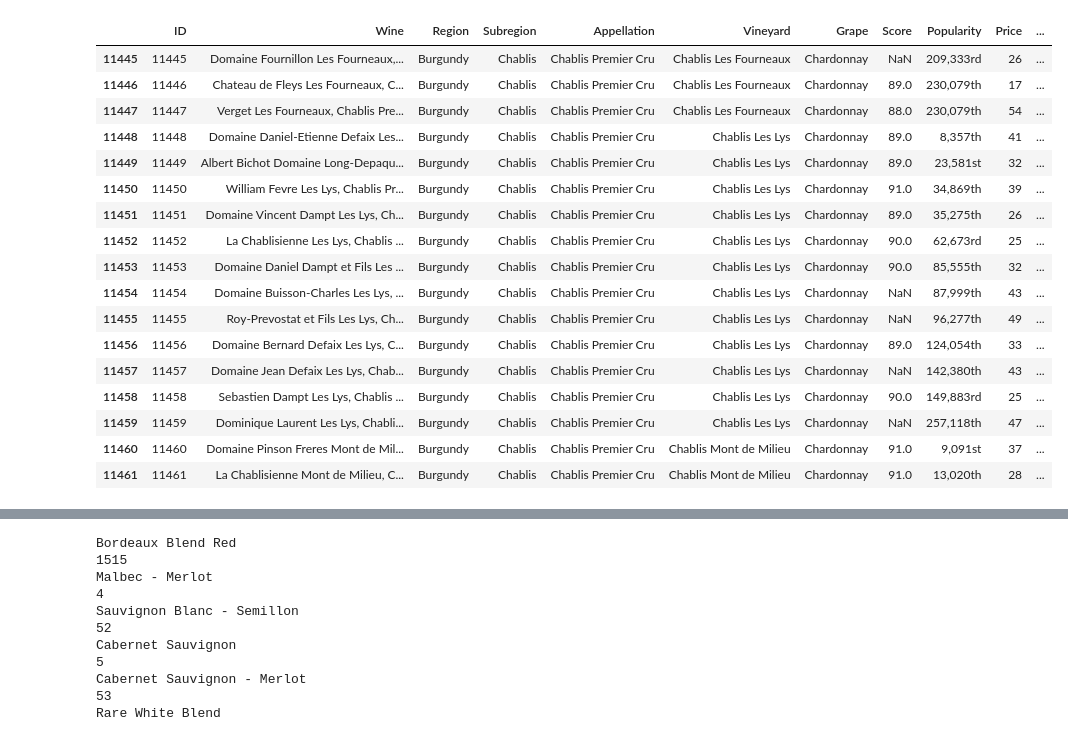
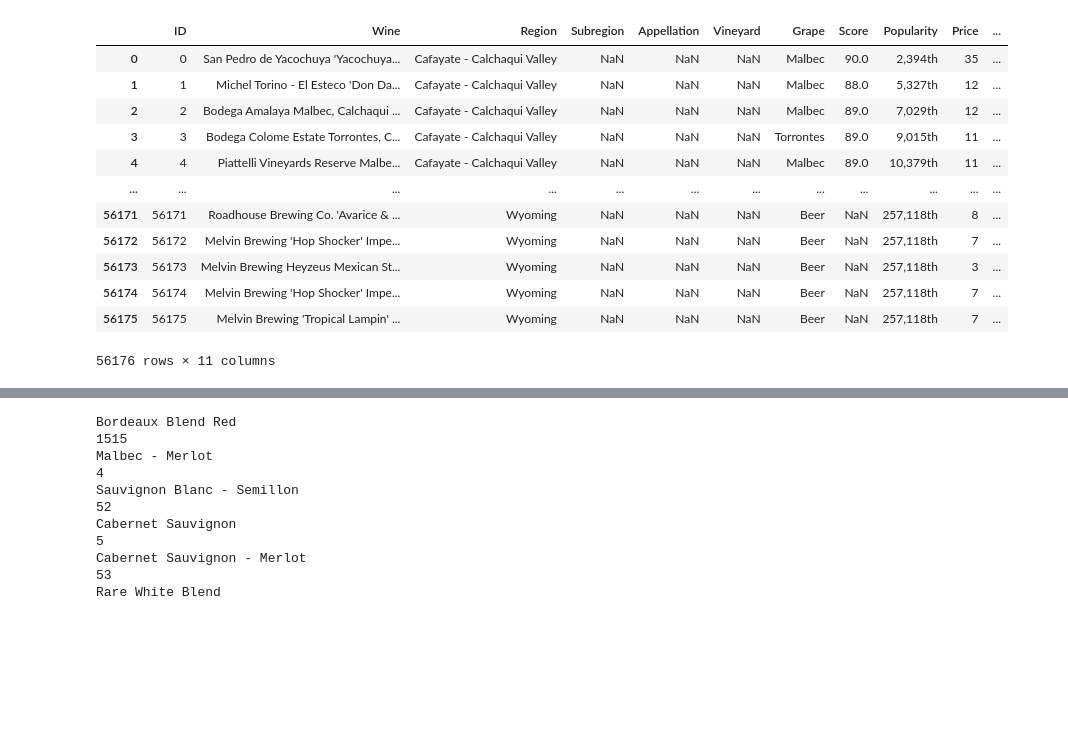
Before and after one commit to ParthivNaresh/ML_Library, a Jupyter notebook: ML_API.ipynb, the cells around one changed output, grey strips where cells are left out. Drawn from its saved outputs; the diff is of its cells as text; code cells hidden in the pictures; blank space fills up the shorter version.

```diff
--- a/ML_API.ipynb
+++ b/ML_API.ipynb
@@ -543,23 +543,18 @@ def single_dist(df_, vars_=None, type_=0, hue_=None):
 # %%
 wine_df = pd.read_csv('../WineData.csv')
 wine_df = wine_df.drop("Link", 1)
-wine_df[11445:11462]
+wine_df
 # %% [output]
 |  | ID | Wine | Region | Subregion | Appellation | Vineyard | Grape | Score | Popularity | Price | ... |
-| 11445 | 11445 | Domaine Fournillon Les Fourneaux,... | Burgundy | Chablis | Chablis Premier Cru | Chablis Les Fourneaux | Chardonnay | NaN | 209,333rd | 26 | ... |
-| 11446 | 11446 | Chateau de Fleys Les Fourneaux, C... | Burgundy | Chablis | Chablis Premier Cru | Chablis Les Fourneaux | Chardonnay | 89.0 | 230,079th | 17 | ... |
-| 11447 | 11447 | Verget Les Fourneaux, Chablis Pre... | Burgundy | Chablis | Chablis Premier Cru | Chablis Les Fourneaux | Chardonnay | 88.0 | 230,079th | 54 | ... |
-| 11448 | 11448 | Domaine Daniel-Etienne Defaix Les... | Burgundy | Chablis | Chablis Premier Cru | Chablis Les Lys | Chardonnay | 89.0 | 8,357th | 41 | ... |
-| 11449 | 11449 | Albert Bichot Domaine Long-Depaqu... | Burgundy | Chablis | Chablis Premier Cru | Chablis Les Lys | Chardonnay | 89.0 | 23,581st | 32 | ... |
-| 11450 | 11450 | William Fevre Les Lys, Chablis Pr... | Burgundy | Chablis | Chablis Premier Cru | Chablis Les Lys | Chardonnay | 91.0 | 34,869th | 39 | ... |
-| 11451 | 11451 | Domaine Vincent Dampt Les Lys, Ch... | Burgundy | Chablis | Chablis Premier Cru | Chablis Les Lys | Chardonnay | 89.0 | 35,275th | 26 | ... |
-| 11452 | 11452 | La Chablisienne Les Lys, Chablis ... | Burgundy | Chablis | Chablis Premier Cru | Chablis Les Lys | Chardonnay | 90.0 | 62,673rd | 25 | ... |
-| 11453 | 11453 | Domaine Daniel Dampt et Fils Les ... | Burgundy | Chablis | Chablis Premier Cru | Chablis Les Lys | Chardonnay | 90.0 | 85,555th | 32 | ... |
-| 11454 | 11454 | Domaine Buisson-Charles Les Lys, ... | Burgundy | Chablis | Chablis Premier Cru | Chablis Les Lys | Chardonnay | NaN | 87,999th | 43 | ... |
-| 11455 | 11455 | Roy-Prevostat et Fils Les Lys, Ch... | Burgundy | Chablis | Chablis Premier Cru | Chablis Les Lys | Chardonnay | NaN | 96,277th | 49 | ... |
-| 11456 | 11456 | Domaine Bernard Defaix Les Lys, C... | Burgundy | Chablis | Chablis Premier Cru | Chablis Les Lys | Chardonnay | 89.0 | 124,054th | 33 | ... |
-| 11457 | 11457 | Domaine Jean Defaix Les Lys, Chab... | Burgundy | Chablis | Chablis Premier Cru | Chablis Les Lys | Chardonnay | NaN | 142,380th | 43 | ... |
-| 11458 | 11458 | Sebastien Dampt Les Lys, Chablis ... | Burgundy | Chablis | Chablis Premier Cru | Chablis Les Lys | Chardonnay | 90.0 | 149,883rd | 25 | ... |
-| 11459 | 11459 | Dominique Laurent Les Lys, Chabli... | Burgundy | Chablis | Chablis Premier Cru | Chablis Les Lys | Chardonnay | NaN | 257,118th | 47 | ... |
-| 11460 | 11460 | Domaine Pinson Freres Mont de Mil... | Burgundy | Chablis | Chablis Premier Cru | Chablis Mont de Milieu | Chardonnay | 91.0 | 9,091st | 37 | ... |
-| 11461 | 11461 | La Chablisienne Mont de Milieu, C... | Burgundy | Chablis | Chablis Premier Cru | Chablis Mont de Milieu | Chardonnay | 91.0 | 13,020th | 28 | ... |
+| 0 | 0 | San Pedro de Yacochuya 'Yacochuya... | Cafayate - Calchaqui Valley | NaN | NaN | NaN | Malbec | 90.0 | 2,394th | 35 | ... |
+| 1 | 1 | Michel Torino - El Esteco 'Don Da... | Cafayate - Calchaqui Valley | NaN | NaN | NaN | Malbec | 88.0 | 5,327th | 12 | ... |
+| 2 | 2 | Bodega Amalaya Malbec, Calchaqui ... | Cafayate - Calchaqui Valley | NaN | NaN | NaN | Malbec | 89.0 | 7,029th | 12 | ... |
+| 3 | 3 | Bodega Colome Estate Torrontes, C... | Cafayate - Calchaqui Valley | NaN | NaN | NaN | Torrontes | 89.0 | 9,015th | 11 | ... |
+| 4 | 4 | Piattelli Vineyards Reserve Malbe... | Cafayate - Calchaqui Valley | NaN | NaN | NaN | Malbec | 89.0 | 10,379th | 11 | ... |
+| ... | ... | ... | ... | ... | ... | ... | ... | ... | ... | ... | ... |
+| 56171 | 56171 | Roadhouse Brewing Co. 'Avarice & ... | Wyoming | NaN | NaN | NaN | Beer | NaN | 257,118th | 8 | ... |
+| 56172 | 56172 | Melvin Brewing 'Hop Shocker' Impe... | Wyoming | NaN | NaN | NaN | Beer | NaN | 257,118th | 7 | ... |
+| 56173 | 56173 | Melvin Brewing Heyzeus Mexican St... | Wyoming | NaN | NaN | NaN | Beer | NaN | 257,118th | 3 | ... |
+| 56174 | 56174 | Melvin Brewing 'Hop Shocker' Impe... | Wyoming | NaN | NaN | NaN | Beer | NaN | 257,118th | 7 | ... |
+| 56175 | 56175 | Melvin Brewing 'Tropical Lampin' ... | Wyoming | NaN | NaN | NaN | Beer | NaN | 257,118th | 7 | ... |
+56176 rows × 11 columns
```
Also changed, not shown: parts of 2 cells of this notebook, 1 other file.
